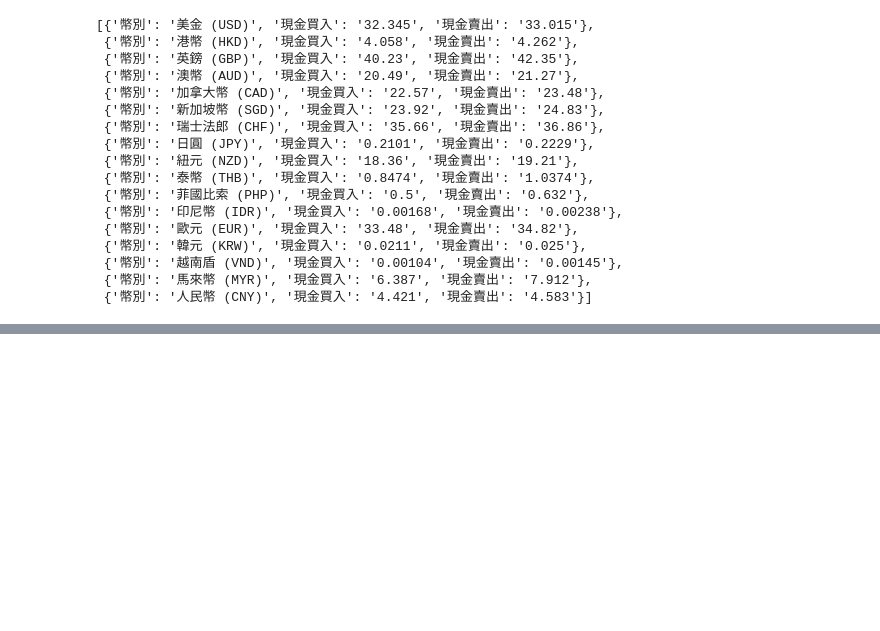
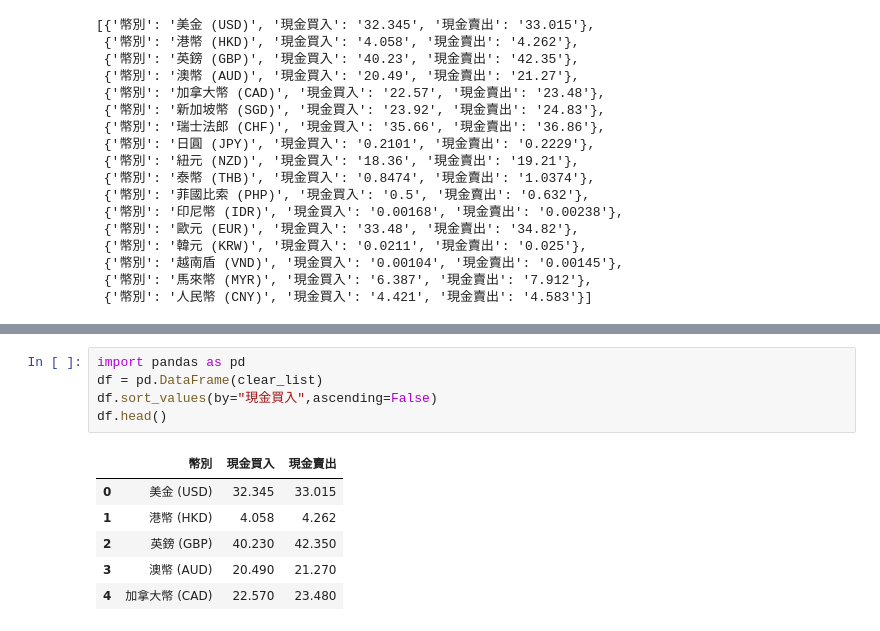
Before and after one commit to wu4fmp6/python_analysis, a Jupyter notebook: lesson6_2.ipynb, the cells around one changed output, grey strips where cells are left out. Saved outputs shown, nothing was run; the diff lists cells and outputs as text; blank space fills up the shorter version.

```diff
--- a/lesson6_2.ipynb
+++ b/lesson6_2.ipynb
@@ -258,0 +222,12 @@ df
+# %%
+import pandas as pd
+df = pd.DataFrame(clear_list)
+df.sort_values(by="現金買入",ascending=False)
+df.head()
+# %% [output]
+|  | 幣別 | 現金買入 | 現金賣出 |
+| 0 | 美金 (USD) | 32.345 | 33.015 |
+| 1 | 港幣 (HKD) | 4.058 | 4.262 |
+| 2 | 英鎊 (GBP) | 40.230 | 42.350 |
+| 3 | 澳幣 (AUD) | 20.490 | 21.270 |
+| 4 | 加拿大幣 (CAD) | 22.570 | 23.480 |
```
Also changed, not shown: parts of 3 cells of this notebook.
